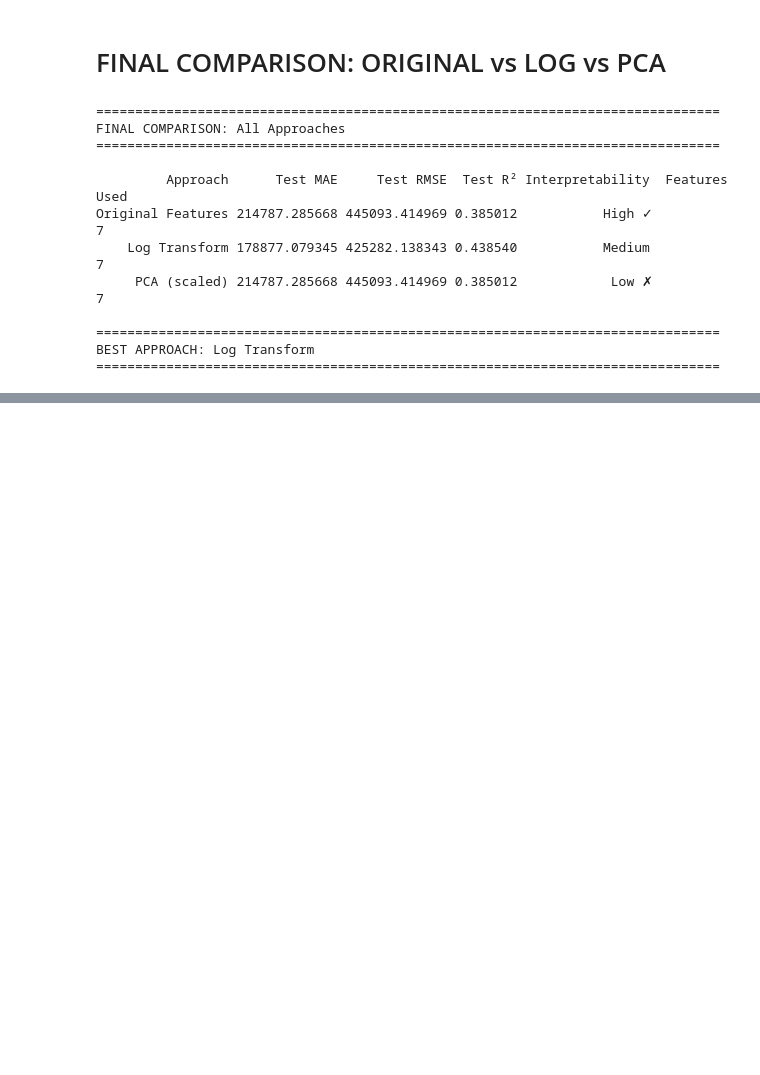
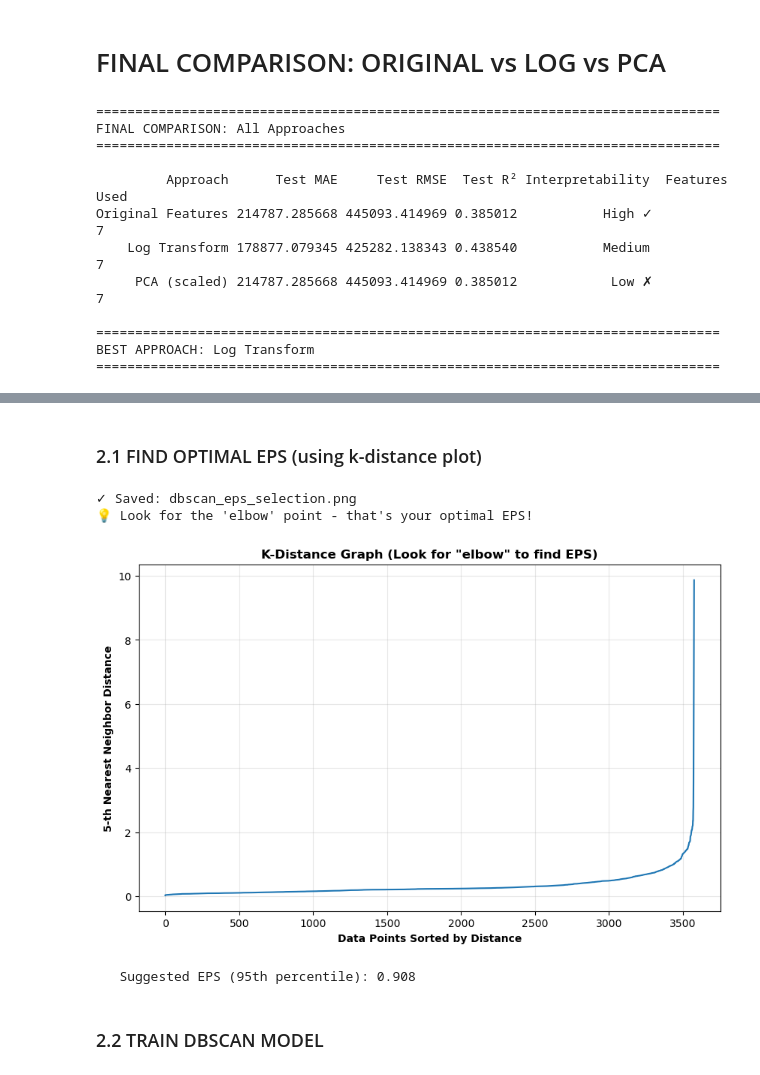
Before and after one commit to nourbenmoulehem/AUTOMATCH, a Jupyter notebook: AutoMatch_Price_Prediction_DU_&_DP.ipynb, the cells around one changed output, grey strips where cells are left out. Saved outputs shown, nothing was run; the diff lists cells and outputs as text; code cells hidden in the pictures; blank space fills up the shorter version.

```diff
--- a/AutoMatch_Price_Prediction_DU_&_DP.ipynb
+++ b/AutoMatch_Price_Prediction_DU_&_DP.ipynb
@@ -2972,0 +3316,36 @@ BEST APPROACH: Log Transform
+# %% [markdown]
+### 2.1 FIND OPTIMAL EPS (using k-distance plot)
+# %%
+from sklearn.neighbors import NearestNeighbors
+
+# Calculate k-nearest neighbors distances
+k = 5  # min_samples - 1
+neighbors = NearestNeighbors(n_neighbors=k)
+neighbors.fit(X_scaled)
+distances, indices = neighbors.kneighbors(X_scaled)
+
+# Sort distances
+distances = np.sort(distances[:, k-1], axis=0)
+
+# Plot k-distance graph
+plt.figure(figsize=(10, 6))
+plt.plot(distances)
+plt.xlabel('Data Points Sorted by Distance', fontweight='bold')
+plt.ylabel(f'{k}-th Nearest Neighbor Distance', fontweight='bold')
+plt.title('K-Distance Graph (Look for "elbow" to find EPS)', fontweight='bold')
+plt.grid(alpha=0.3)
+plt.savefig('dbscan_eps_selection.png', dpi=300, bbox_inches='tight')
+print("✓ Saved: dbscan_eps_selection.png")
+print("💡 Look for the 'elbow' point - that's your optimal EPS!")
+plt.show()
+
+# Suggest EPS value
+suggested_eps = np.percentile(distances, 95)
+print(f"\n   Suggested EPS (95th percentile): {suggested_eps:.3f}")
+# %% [output]
+✓ Saved: dbscan_eps_selection.png
+💡 Look for the 'elbow' point - that's your optimal EPS!
+[figure, added]
+   Suggested EPS (95th percentile): 0.908
+# %% [markdown]
+### 2.2 TRAIN DBSCAN MODEL
```
Also changed, not shown: parts of 38 cells of this notebook, 14 other files.
